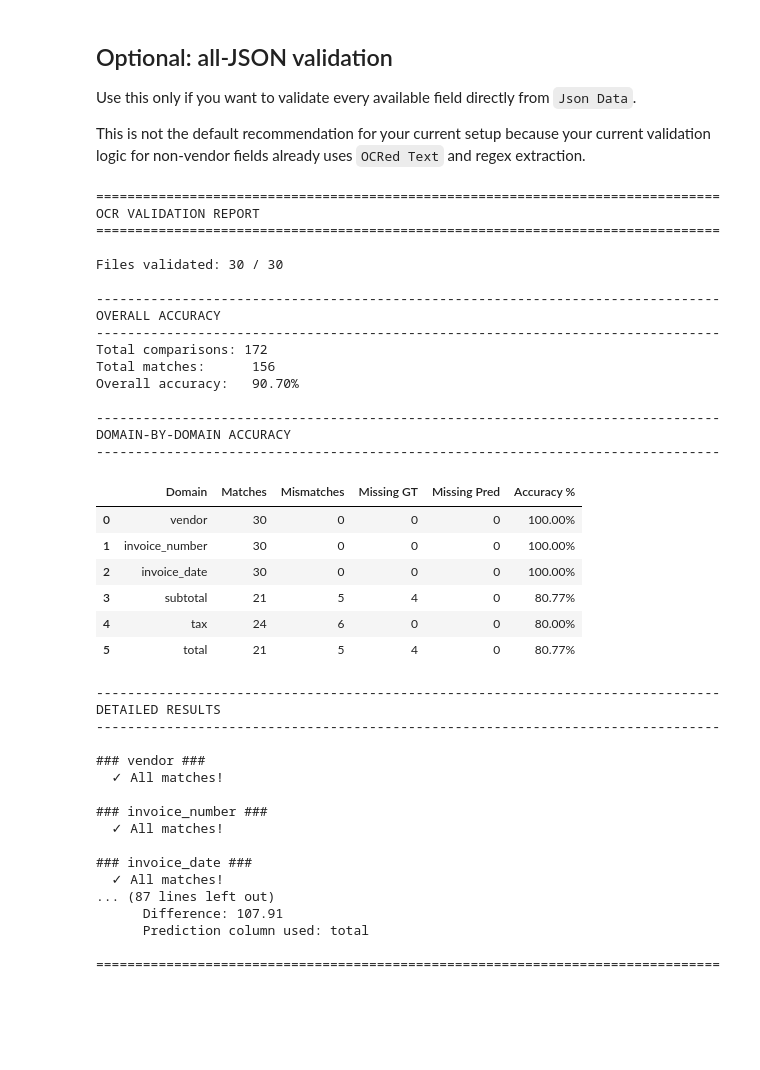
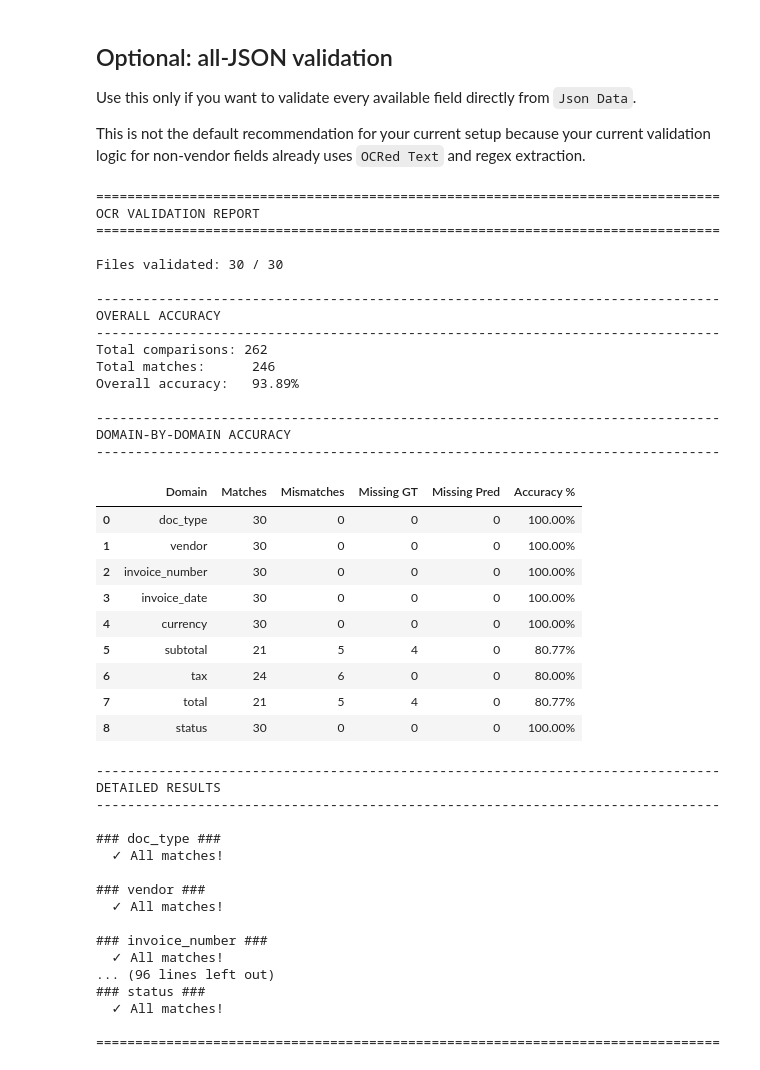
Before and after one commit to UpLong23/makeathon-2026-WHOAMI-inform, a Jupyter notebook: Validation_OCR_clean_hybrid.ipynb, the cells around one changed output. Saved outputs shown, nothing was run; the diff lists cells and outputs as text; code cells hidden in the pictures; blank space fills up the shorter version.

Commit message:
Added more domains(invoice_date, currency, invoice_number) that i forgot to include in previous commit for the final evaluation. Now accuracy reaches 93.89%

```diff
--- a/Validation_OCR_clean_hybrid.ipynb
+++ b/Validation_OCR_clean_hybrid.ipynb
@@ -1111,58 +1111,70 @@ def validate_with_json_groundtruth(
 
             dr["details"].append(detail)
 
             if detail["status"] == "match":
                 dr["matches"] += 1
             else:
                 dr["mismatches"] += 1
 
     return finalize_results(results)
 
 
 # Example usage:
-json_results = validate_with_json_groundtruth(output_df, batch1_df)
+domains_to_validate = ['doc_type',
+    'vendor',
+    'invoice_number',
+    'invoice_date',
+    'currency',
+    'subtotal',
+    'tax',
+    'total',
+    'status']
+json_results = validate_with_json_groundtruth(output_df, batch1_df, domains=domains_to_validate)
 print_validation_report(json_results)
 json_mismatches_df = get_mismatch_dataframe(json_results)
 display(json_mismatches_df.head(30))
 # %% [output]
 ================================================================================
 OCR VALIDATION REPORT
 ================================================================================
 
 Files validated: 30 / 30
 
 --------------------------------------------------------------------------------
 OVERALL ACCURACY
 --------------------------------------------------------------------------------
-Total comparisons: 172
-Total matches:      156
-Overall accuracy:   90.70%
+Total comparisons: 262
+Total matches:      246
+Overall accuracy:   93.89%
 
 --------------------------------------------------------------------------------
 DOMAIN-BY-DOMAIN ACCURACY
 --------------------------------------------------------------------------------
 |  | Domain | Matches | Mismatches | Missing GT | Missing Pred | Accuracy % |
-| 0 | vendor | 30 | 0 | 0 | 0 | 100.00% |
-| 1 | invoice_number | 30 | 0 | 0 | 0 | 100.00% |
-| 2 | invoice_date | 30 | 0 | 0 | 0 | 100.00% |
-| 3 | subtotal | 21 | 5 | 4 | 0 | 80.77% |
-| 4 | tax | 24 | 6 | 0 | 0 | 80.00% |
-| 5 | total | 21 | 5 | 4 | 0 | 80.77% |
+| 0 | doc_type | 30 | 0 | 0 | 0 | 100.00% |
+| 1 | vendor | 30 | 0 | 0 | 0 | 100.00% |
+| 2 | invoice_number | 30 | 0 | 0 | 0 | 100.00% |
+| 3 | invoice_date | 30 | 0 | 0 | 0 | 100.00% |
+| 4 | currency | 30 | 0 | 0 | 0 | 100.00% |
+| 5 | subtotal | 21 | 5 | 4 | 0 | 80.77% |
+| 6 | tax | 24 | 6 | 0 | 0 | 80.00% |
+| 7 | total | 21 | 5 | 4 | 0 | 80.77% |
+| 8 | status | 30 | 0 | 0 | 0 | 100.00% |
 --------------------------------------------------------------------------------
 DETAILED RESULTS
 --------------------------------------------------------------------------------
+
+### doc_type ###
+  ✓ All matches!
 
 ### vendor ###
   ✓ All matches!
 
 ### invoice_number ###
   ✓ All matches!
-
-### invoice_date ###
+... (96 lines left out)
+### status ###
   ✓ All matches!
-... (87 lines left out)
-      Difference: 107.91
-      Prediction column used: total
 
 ================================================================================
 |  | Domain | Filename | Ground Truth | Prediction | Status | Difference | Prediction Column |
```
